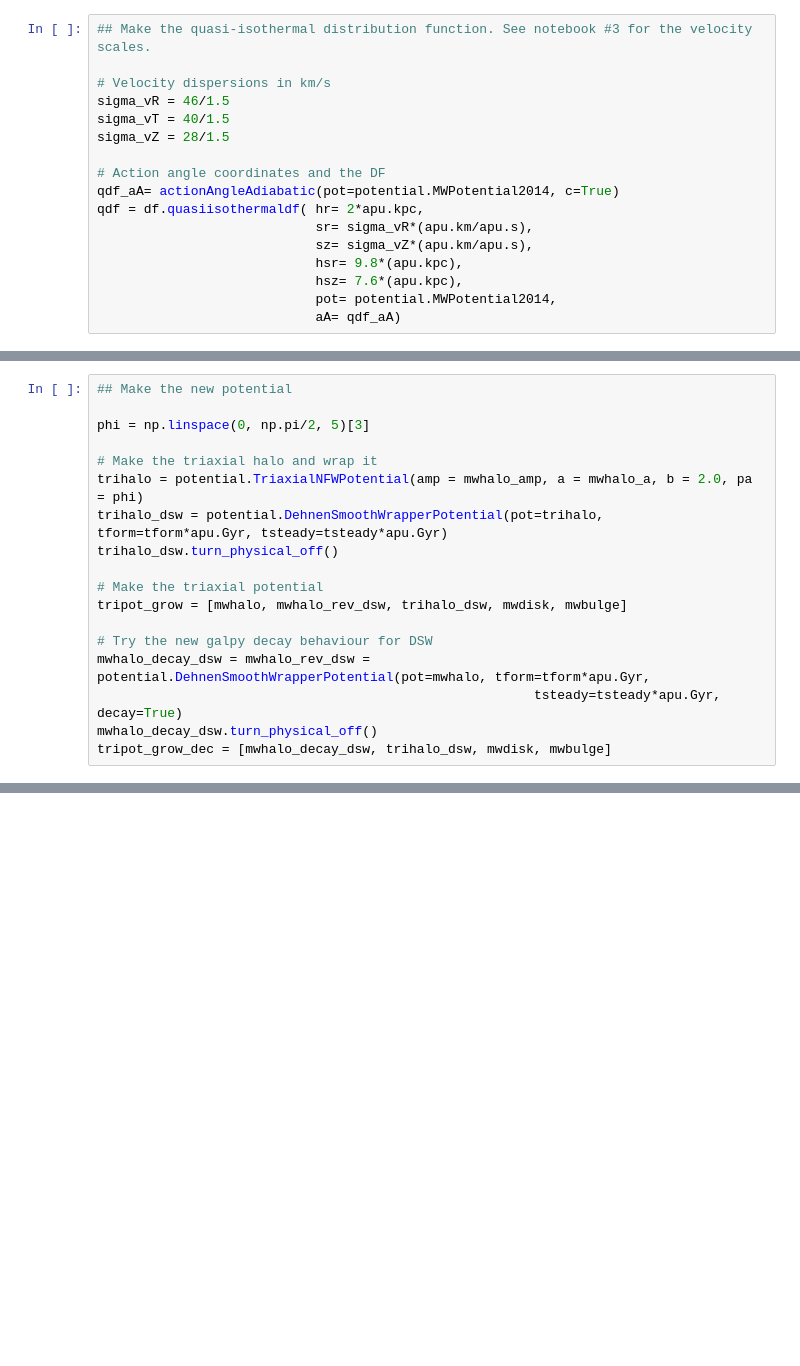
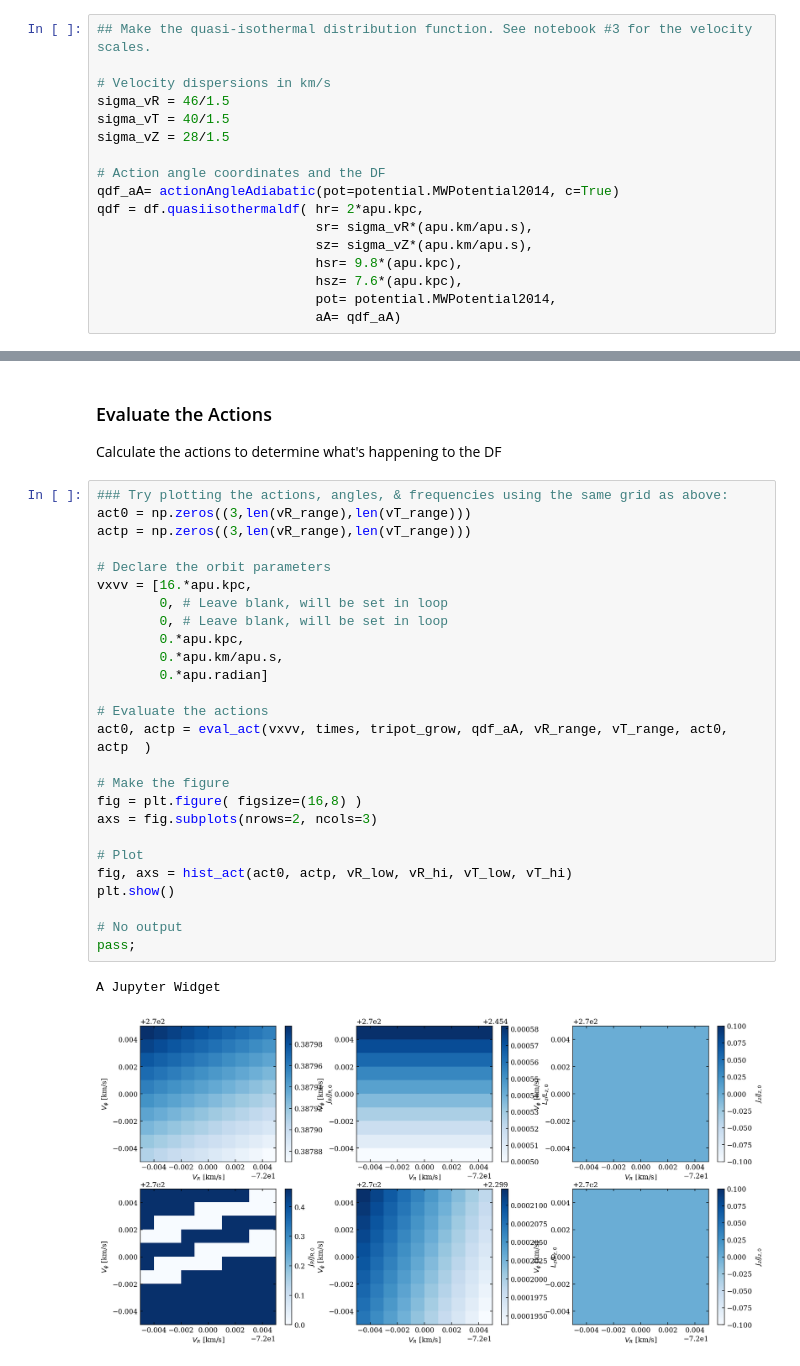
Before and after one commit to jamesmlane/AST1501, a Jupyter notebook: notebooks/6-triaxial_potential_DF/test_strange_DF_actions.ipynb, the cells around one changed output, grey strips where cells are left out. Saved outputs shown, nothing was run; the diff lists cells and outputs as text; blank space fills up the shorter version.

```diff
--- a/notebooks/6-triaxial_potential_DF/test_strange_DF_actions.ipynb
+++ b/notebooks/6-triaxial_potential_DF/test_strange_DF_actions.ipynb
@@ -678,18 +264,0 @@ plt.show()
-# %%
-## Make the new potential
-
-phi = np.linspace(0, np.pi/2, 5)[3]
-
-# Make the triaxial halo and wrap it
-trihalo = potential.TriaxialNFWPotential(amp = mwhalo_amp, a = mwhalo_a, b = 2.0, pa = phi)
-trihalo_dsw = potential.DehnenSmoothWrapperPotential(pot=trihalo, tform=tform*apu.Gyr, tsteady=tsteady*apu.Gyr)
-trihalo_dsw.turn_physical_off()
-
-# Make the triaxial potential
-tripot_grow = [mwhalo, mwhalo_rev_dsw, trihalo_dsw, mwdisk, mwbulge]
-
-# Try the new galpy decay behaviour for DSW
-mwhalo_decay_dsw = mwhalo_rev_dsw = potential.DehnenSmoothWrapperPotential(pot=mwhalo, tform=tform*apu.Gyr,
-                                                        tsteady=tsteady*apu.Gyr, decay=True)
-mwhalo_decay_dsw.turn_physical_off()
-tripot_grow_dec = [mwhalo_decay_dsw, trihalo_dsw, mwdisk, mwbulge]
@@ -850,0 +369,32 @@ plt.show()
+# %% [markdown]
+### Evaluate the Actions
+Calculate the actions to determine what's happening to the DF
+# %%
+### Try plotting the actions, angles, & frequencies using the same grid as above:
+act0 = np.zeros((3,len(vR_range),len(vT_range)))
+actp = np.zeros((3,len(vR_range),len(vT_range)))
+
+# Declare the orbit parameters
+vxvv = [16.*apu.kpc,
+        0, # Leave blank, will be set in loop
+        0, # Leave blank, will be set in loop
+        0.*apu.kpc,
+        0.*apu.km/apu.s,
+        0.*apu.radian]
+
+# Evaluate the actions
+act0, actp = eval_act(vxvv, times, tripot_grow, qdf_aA, vR_range, vT_range, act0, actp  )
+
+# Make the figure
+fig = plt.figure( figsize=(16,8) )
+axs = fig.subplots(nrows=2, ncols=3)
+
+# Plot
+fig, axs = hist_act(act0, actp, vR_low, vR_hi, vT_low, vT_hi)
+plt.show()
+
+# No output
+pass;
+# %% [output]
+A Jupyter Widget
+[figure, added]
```
Also changed, not shown: parts of 52 cells of this notebook.
